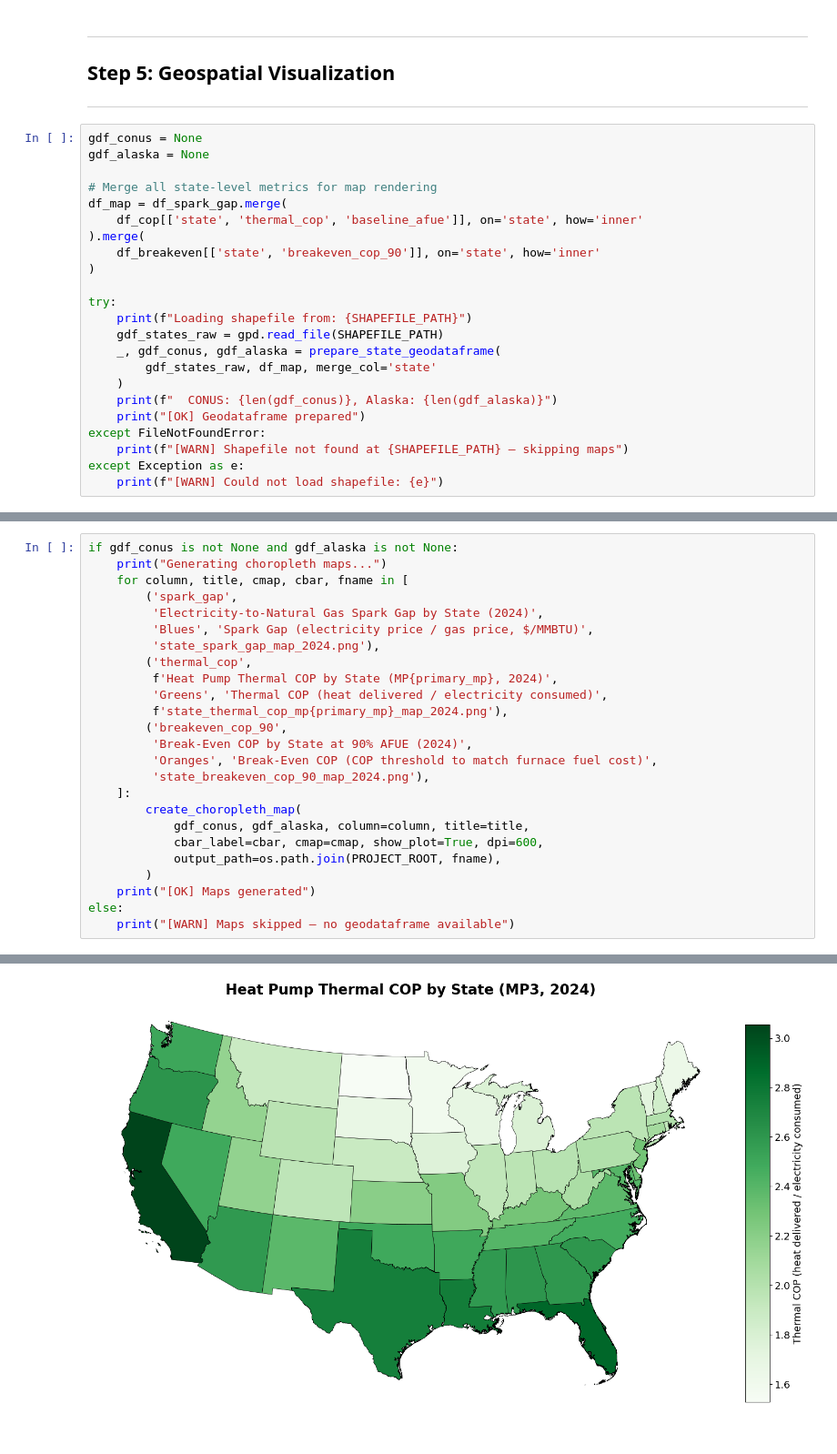
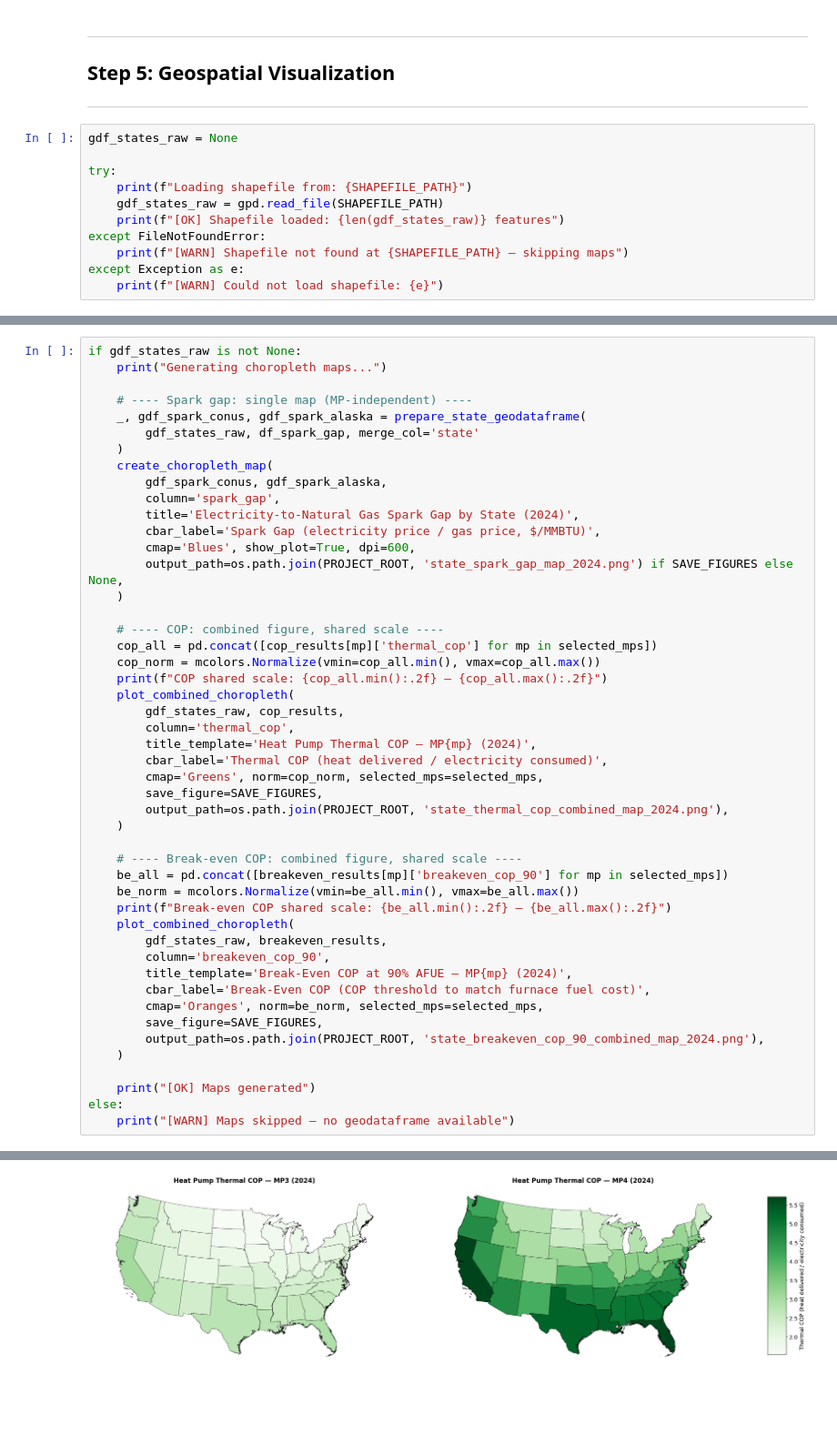
Before and after one commit to jordan-joseph126/cmu-tare-model, a Jupyter notebook: cmu_tare_model/adoption_kpis/calculate_preTARE_am_kpis_sparkGap_COP.ipynb, the cells around one changed output, grey strips where cells are left out. Shown at 91% size. Cells and saved outputs as stored; diff of their text form; blank space fills up the shorter version.

```diff
--- a/cmu_tare_model/adoption_kpis/calculate_preTARE_am_kpis_sparkGap_COP.ipynb
+++ b/cmu_tare_model/adoption_kpis/calculate_preTARE_am_kpis_sparkGap_COP.ipynb
@@ -295,24 +300,12 @@ Jenkins validation (+-0.50): 5/6 states
 ## Step 5: Geospatial Visualization
 ---
 # %%
-gdf_conus = None
-gdf_alaska = None
-
-# Merge all state-level metrics for map rendering
-df_map = df_spark_gap.merge(
-    df_cop[['state', 'thermal_cop', 'baseline_afue']], on='state', how='inner'
-).merge(
-    df_breakeven[['state', 'breakeven_cop_90']], on='state', how='inner'
-)
+gdf_states_raw = None
 
 try:
     print(f"Loading shapefile from: {SHAPEFILE_PATH}")
     gdf_states_raw = gpd.read_file(SHAPEFILE_PATH)
-    _, gdf_conus, gdf_alaska = prepare_state_geodataframe(
-        gdf_states_raw, df_map, merge_col='state'
-    )
-    print(f"  CONUS: {len(gdf_conus)}, Alaska: {len(gdf_alaska)}")
-    print("[OK] Geodataframe prepared")
+    print(f"[OK] Shapefile loaded: {len(gdf_states_raw)} features")
 except FileNotFoundError:
     print(f"[WARN] Shapefile not found at {SHAPEFILE_PATH} — skipping maps")
 except Exception as e:
@@ -324,25 +316,48 @@ Loading shapefile from: c:\users\jorda\desktop\projects\cmu-tare-model\cmu_tare_
 # %%
-if gdf_conus is not None and gdf_alaska is not None:
+if gdf_states_raw is not None:
     print("Generating choropleth maps...")
-    for column, title, cmap, cbar, fname in [
-        ('spark_gap',
-         'Electricity-to-Natural Gas Spark Gap by State (2024)',
-         'Blues', 'Spark Gap (electricity price / gas price, $/MMBTU)',
-         'state_spark_gap_map_2024.png'),
-        ('thermal_cop',
-         f'Heat Pump Thermal COP by State (MP{primary_mp}, 2024)',
-         'Greens', 'Thermal COP (heat delivered / electricity consumed)',
-         f'state_thermal_cop_mp{primary_mp}_map_2024.png'),
-        ('breakeven_cop_90',
-         'Break-Even COP by State at 90% AFUE (2024)',
-         'Oranges', 'Break-Even COP (COP threshold to match furnace fuel cost)',
-         'state_breakeven_cop_90_map_2024.png'),
-    ]:
-        create_choropleth_map(
-            gdf_conus, gdf_alaska, column=column, title=title,
-            cbar_label=cbar, cmap=cmap, show_plot=True, dpi=600,
-            output_path=os.path.join(PROJECT_ROOT, fname),
-        )
+
+    # ---- Spark gap: single map (MP-independent) ----
+    _, gdf_spark_conus, gdf_spark_alaska = prepare_state_geodataframe(
+        gdf_states_raw, df_spark_gap, merge_col='state'
+    )
+    create_choropleth_map(
+        gdf_spark_conus, gdf_spark_alaska,
+        column='spark_gap',
+        title='Electricity-to-Natural Gas Spark Gap by State (2024)',
+        cbar_label='Spark Gap (electricity price / gas price, $/MMBTU)',
+        cmap='Blues', show_plot=True, dpi=600,
+        output_path=os.path.join(PROJECT_ROOT, 'state_spark_gap_map_2024.png') if SAVE_FIGURES else None,
+    )
+
+    # ---- COP: combined figure, shared scale ----
+    cop_all = pd.concat([cop_results[mp]['thermal_cop'] for mp in selected_mps])
+    cop_norm = mcolors.Normalize(vmin=cop_all.min(), vmax=cop_all.max())
+    print(f"COP shared scale: {cop_all.min():.2f} – {cop_all.max():.2f}")
+    plot_combined_choropleth(
+        gdf_states_raw, cop_results,
+        column='thermal_cop',
+        title_template='Heat Pump Thermal COP — MP{mp} (2024)',
+        cbar_label='Thermal COP (heat delivered / electricity consumed)',
+        cmap='Greens', norm=cop_norm, selected_mps=selected_mps,
+        save_figure=SAVE_FIGURES,
+        output_path=os.path.join(PROJECT_ROOT, 'state_thermal_cop_combined_map_2024.png'),
+    )
+
+    # ---- Break-even COP: combined figure, shared scale ----
+    be_all = pd.concat([breakeven_results[mp]['breakeven_cop_90'] for mp in selected_mps])
+    be_norm = mcolors.Normalize(vmin=be_all.min(), vmax=be_all.max())
+    print(f"Break-even COP shared scale: {be_all.min():.2f} – {be_all.max():.2f}")
+    plot_combined_choropleth(
+        gdf_states_raw, breakeven_results,
+        column='breakeven_cop_90',
+        title_template='Break-Even COP at 90% AFUE — MP{mp} (2024)',
+        cbar_label='Break-Even COP (COP threshold to match furnace fuel cost)',
+        cmap='Oranges', norm=be_norm, selected_mps=selected_mps,
+        save_figure=SAVE_FIGURES,
+        output_path=os.path.join(PROJECT_ROOT, 'state_breakeven_cop_90_combined_map_2024.png'),
+    )
+
     print("[OK] Maps generated")
 else:
     print("[WARN] Maps skipped — no geodataframe available")
@@ -354 +368 @@ Generating choropleth maps...
-[figure, old version]
+[figure, new version]
```
Also changed, not shown: parts of 12 cells of this notebook, 12 other files.
